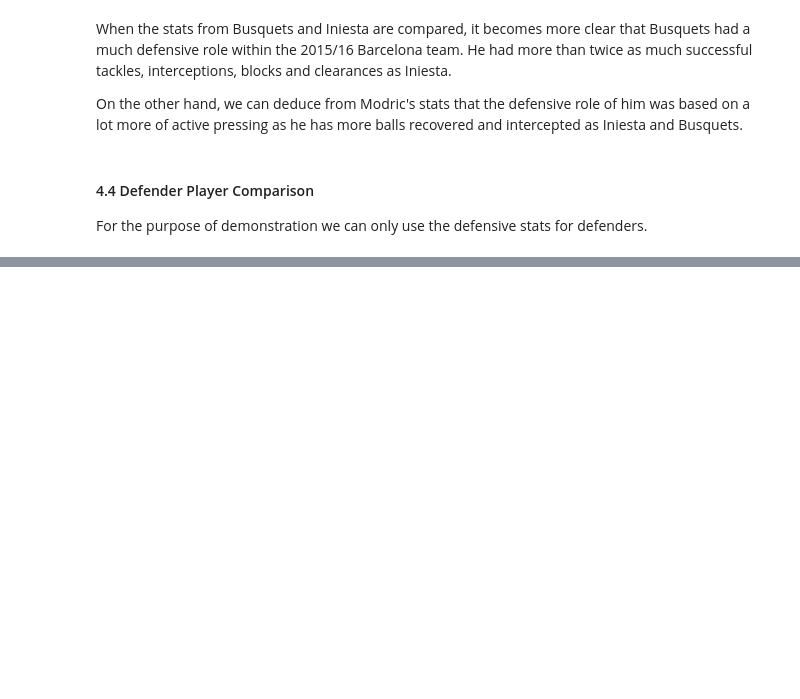
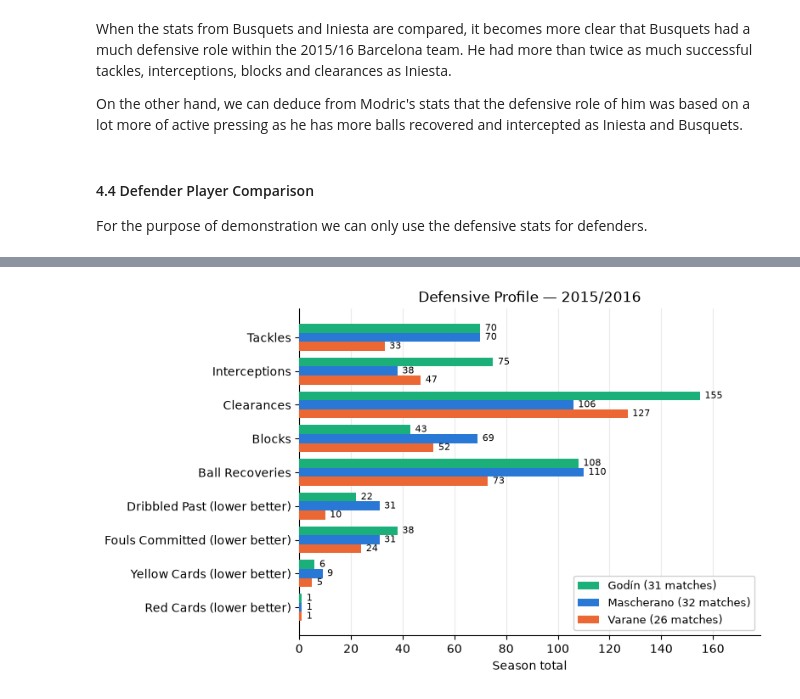
Before and after one commit to leventdusunceli/football_analytics, a Jupyter notebook: notebooks/football_analytics_demo.ipynb, the cells around one changed output, grey strips where cells are left out. Cells and saved outputs as stored; diff of their text form; code cells hidden in the pictures; blank space fills up the shorter version.

```diff
--- a/notebooks/football_analytics_demo.ipynb
+++ b/notebooks/football_analytics_demo.ipynb
@@ -418,7 +411,7 @@ MIDFIELDERS = [
 ]
 
 DEFENDERS = [
-    "Sergio Ramos García",
+    "Raphaël Varane",
     "Javier Alejandro Mascherano",
     "Diego Roberto Godín Leal",
 ]
@@ -431,7 +424,7 @@ PLAYER_LABELS = {
     "Luka Modrić": "Modrić",
     "Sergio Busquets i Burgos": "Busquets",
     "Andrés Iniesta Luján": "Iniesta",
-    "Sergio Ramos García": "Ramos",
+    "Raphaël Varane": "Varane",
     "Javier Alejandro Mascherano": "Mascherano",
     "Diego Roberto Godín Leal": "Godín",
 }
@@ -619,3 +612,11 @@ On the other hand, we can deduce from Modric's stats that the defensive role of
 #### 4.4 Defender Player Comparison
 
 For the purpose of demonstration we can only use the defensive stats for defenders.
+# %%
+defenders_defensive = sb_client.get_player_defensive_season(
+    competition_id=COMPETITION_ID,
+    season_ids=SEASON_ID,
+    players=DEFENDERS
+)
+
+defenders_defensive
@@ -621,0 +628,11 @@ For the purpose of demonstration we can only use the defensive stats for defende
+# %%
+# fixed player -> color mapping, consistent every time this cell reruns
+PLAYER_COLORS = {"Mascherano": "#2a78d6", "Varane": "#eb6834", "Godín": "#1baf7a"}
+
+ax3 = plot_defensive_profile(
+    defenders_defensive,
+    player_labels=PLAYER_LABELS,
+    player_colors=PLAYER_COLORS
+)
+# %% [output]
+[figure, added]
```
Also changed, not shown: parts of 22 cells of this notebook, 1 other file.
